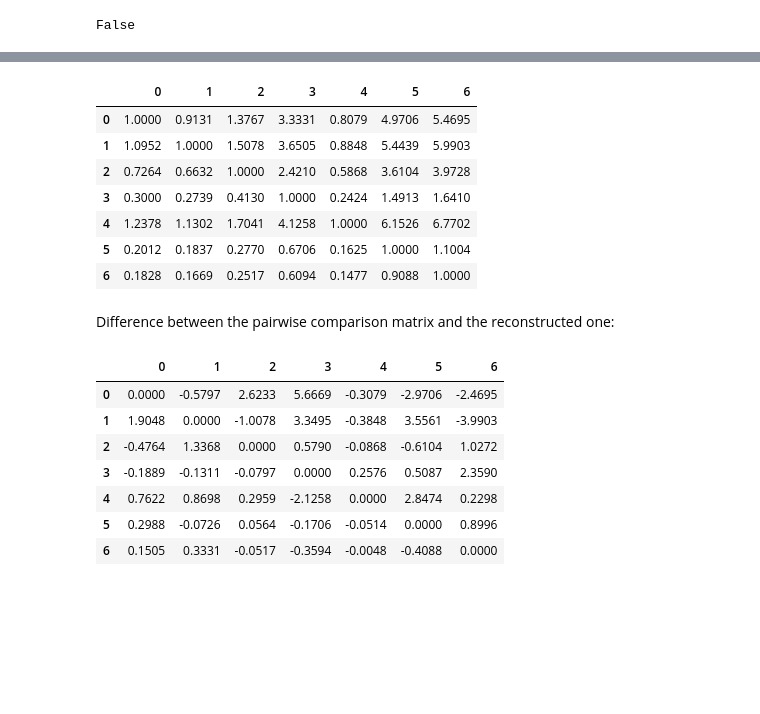
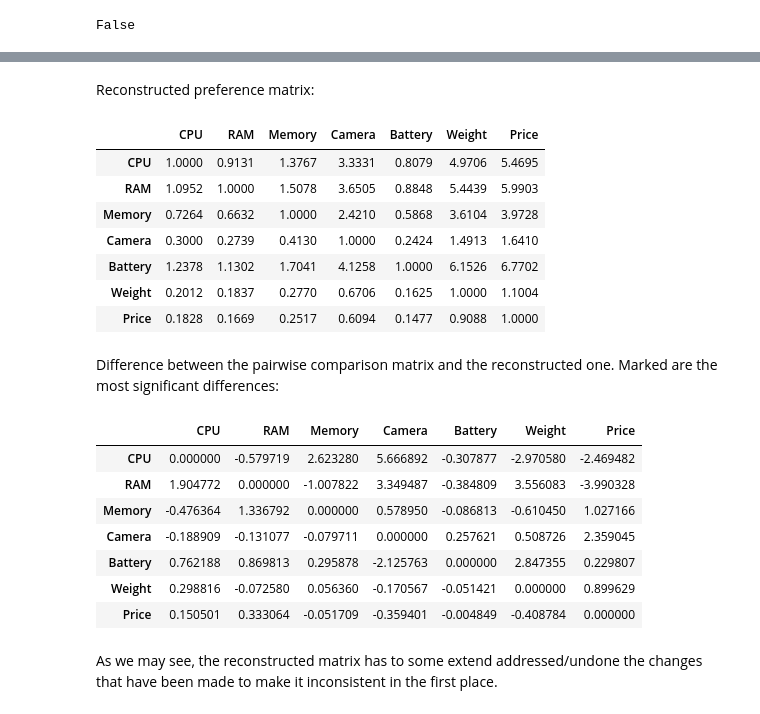
Before and after one commit to BbqGamer/decision-analysis, a Jupyter notebook: ahp.ipynb, the cells around one changed output, grey strips where cells are left out. Cells and saved outputs as stored; diff of their text form; code cells hidden in the pictures; blank space fills up the shorter version.

```diff
--- a/ahp.ipynb
+++ b/ahp.ipynb
@@ -194,31 +216,35 @@ False
+# %% [markdown]
+Reconstructed preference matrix:
 # %%
-weights = get_weights_2(A, 5)
-
 reconstructed = np.zeros((len(weights), len(weights)))
 for i in range(len(weights)):
     for j in range(len(weights)):
         reconstructed[i, j] = weights[i] / weights[j]
 
-pd.DataFrame(reconstructed)
+pd.DataFrame(reconstructed, columns=header, index=header)
 # %% [output]
-|  | 0 | 1 | 2 | 3 | 4 | 5 | 6 |
-| 0 | 1.0000 | 0.9131 | 1.3767 | 3.3331 | 0.8079 | 4.9706 | 5.4695 |
-| 1 | 1.0952 | 1.0000 | 1.5078 | 3.6505 | 0.8848 | 5.4439 | 5.9903 |
-| 2 | 0.7264 | 0.6632 | 1.0000 | 2.4210 | 0.5868 | 3.6104 | 3.9728 |
-| 3 | 0.3000 | 0.2739 | 0.4130 | 1.0000 | 0.2424 | 1.4913 | 1.6410 |
-| 4 | 1.2378 | 1.1302 | 1.7041 | 4.1258 | 1.0000 | 6.1526 | 6.7702 |
-| 5 | 0.2012 | 0.1837 | 0.2770 | 0.6706 | 0.1625 | 1.0000 | 1.1004 |
-| 6 | 0.1828 | 0.1669 | 0.2517 | 0.6094 | 0.1477 | 0.9088 | 1.0000 |
+|  | CPU | RAM | Memory | Camera | Battery | Weight | Price |
+| CPU | 1.0000 | 0.9131 | 1.3767 | 3.3331 | 0.8079 | 4.9706 | 5.4695 |
+| RAM | 1.0952 | 1.0000 | 1.5078 | 3.6505 | 0.8848 | 5.4439 | 5.9903 |
+| Memory | 0.7264 | 0.6632 | 1.0000 | 2.4210 | 0.5868 | 3.6104 | 3.9728 |
+| Camera | 0.3000 | 0.2739 | 0.4130 | 1.0000 | 0.2424 | 1.4913 | 1.6410 |
+| Battery | 1.2378 | 1.1302 | 1.7041 | 4.1258 | 1.0000 | 6.1526 | 6.7702 |
+| Weight | 0.2012 | 0.1837 | 0.2770 | 0.6706 | 0.1625 | 1.0000 | 1.1004 |
+| Price | 0.1828 | 0.1669 | 0.2517 | 0.6094 | 0.1477 | 0.9088 | 1.0000 |
 # %% [markdown]
-Difference between the pairwise comparison matrix and the reconstructed one:
+Difference between the pairwise comparison matrix and the reconstructed one. Marked are the most significant differences:
-# %%
-pd.DataFrame(A - reconstructed)
-# %% [output]
-|  | 0 | 1 | 2 | 3 | 4 | 5 | 6 |
-| 0 | 0.0000 | -0.5797 | 2.6233 | 5.6669 | -0.3079 | -2.9706 | -2.4695 |
-| 1 | 1.9048 | 0.0000 | -1.0078 | 3.3495 | -0.3848 | 3.5561 | -3.9903 |
-| 2 | -0.4764 | 1.3368 | 0.0000 | 0.5790 | -0.0868 | -0.6104 | 1.0272 |
-| 3 | -0.1889 | -0.1311 | -0.0797 | 0.0000 | 0.2576 | 0.5087 | 2.3590 |
-| 4 | 0.7622 | 0.8698 | 0.2959 | -2.1258 | 0.0000 | 2.8474 | 0.2298 |
-| 5 | 0.2988 | -0.0726 | 0.0564 | -0.1706 | -0.0514 | 0.0000 | 0.8996 |
-| 6 | 0.1505 | 0.3331 | -0.0517 | -0.3594 | -0.0048 | -0.4088 | 0.0000 |
+# %%
+pd.DataFrame(A - reconstructed, columns=header, index=header).style.map(
+    lambda value: "color: green" if abs(value) > 2.5 else None
+)
+# %% [output]
+|  | CPU | RAM | Memory | Camera | Battery | Weight | Price |
+| CPU | 0.000000 | -0.579719 | 2.623280 | 5.666892 | -0.307877 | -2.970580 | -2.469482 |
+| RAM | 1.904772 | 0.000000 | -1.007822 | 3.349487 | -0.384809 | 3.556083 | -3.990328 |
+| Memory | -0.476364 | 1.336792 | 0.000000 | 0.578950 | -0.086813 | -0.610450 | 1.027166 |
+| Camera | -0.188909 | -0.131077 | -0.079711 | 0.000000 | 0.257621 | 0.508726 | 2.359045 |
+| Battery | 0.762188 | 0.869813 | 0.295878 | -2.125763 | 0.000000 | 2.847355 | 0.229807 |
+| Weight | 0.298816 | -0.072580 | 0.056360 | -0.170567 | -0.051421 | 0.000000 | 0.899629 |
+| Price | 0.150501 | 0.333064 | -0.051709 | -0.359401 | -0.004849 | -0.408784 | 0.000000 |
+# %% [markdown]
+As we may see, the reconstructed matrix has to some extend addressed/undone the changes that have been made to make it inconsistent in the first place.
```
Also changed, not shown: parts of 9 cells of this notebook.
